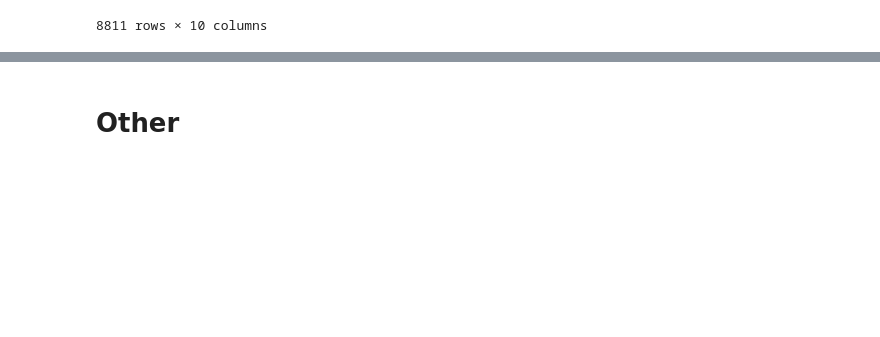
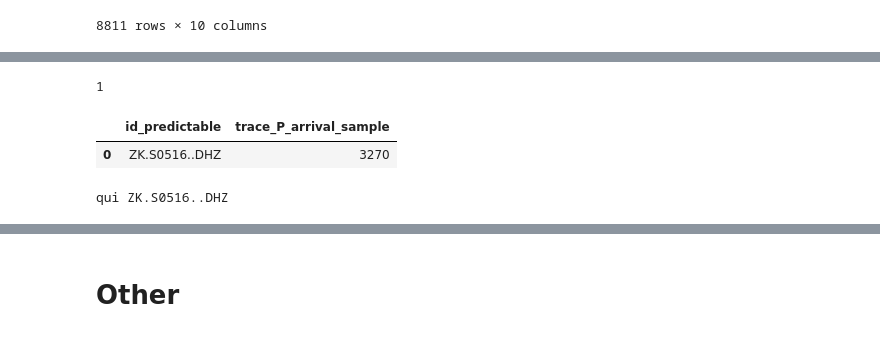
Before and after one commit to Nemenick/primoprogetto, a Jupyter notebook: Codici/_Test.ipynb, the cells around one changed output, grey strips where cells are left out. Drawn from its saved outputs; the diff is of its cells as text; code cells hidden in the pictures; blank space fills up the shorter version.

```diff
--- a/Codici/_Test.ipynb
+++ b/Codici/_Test.ipynb
@@ -957,0 +1177,17 @@ tim
+# %%
+b,c,d,csv_arr = read_sac("/home/silvia/Desktop/Data/miao*")
+print(len(b))
+# %% [output]
+1
+# %%
+c
+# %% [output]
+|  | id_predictable | trace_P_arrival_sample |
+| 0 | ZK.S0516..DHZ | 3270 |
+# %%
+bb = obspy.read("/home/silvia/Desktop/Data/DETECT/transfer_15588_files_ada1a770/Tracce_First_part_new/210923005333/*S0516*")
+for trace in bb:
+    if "a" in trace.stats.sac.keys():
+        print("qui",trace.id)
+# %% [output]
+qui ZK.S0516..DHZ
```
Also changed, not shown: parts of 34 cells of this notebook, 7 other files.
